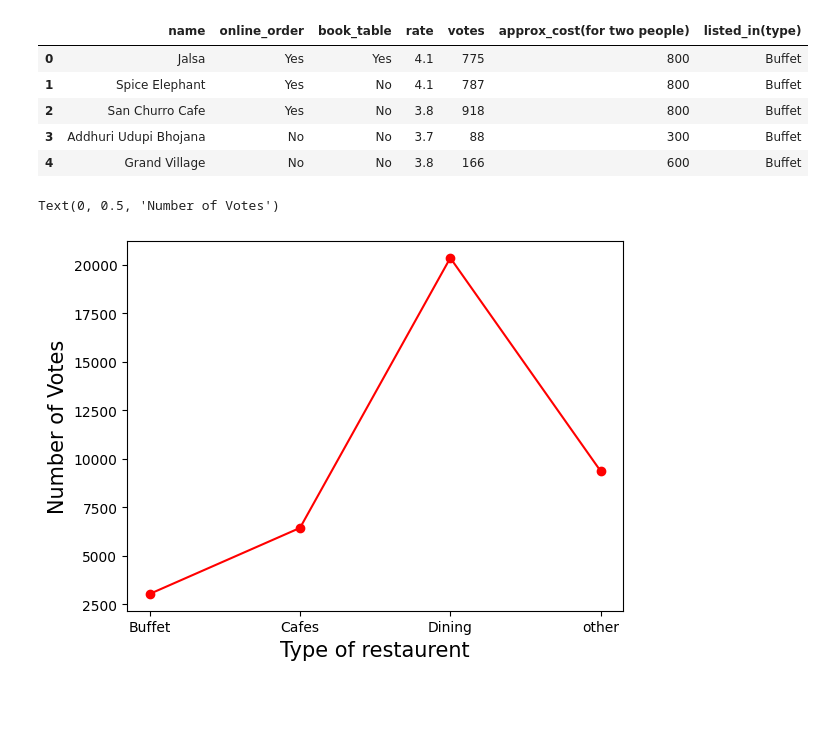
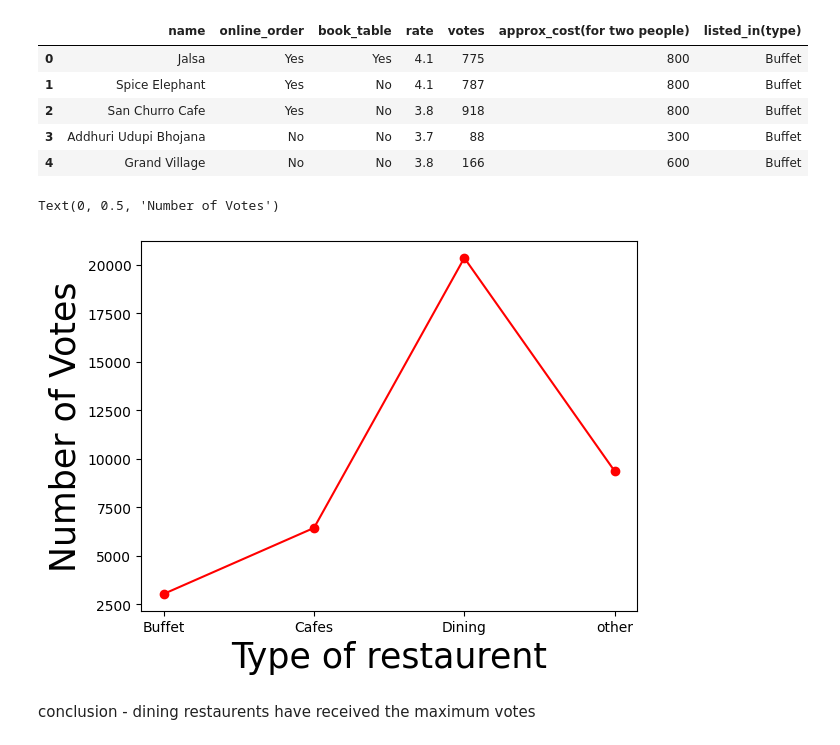
Before and after one commit to codewmanas/Zomato-Analysis, a Jupyter notebook: Zomato.ipynb, the cells around one changed output. Drawn from its saved outputs; the diff is of its cells as text; code cells hidden in the pictures; blank space fills up the shorter version.

```diff
--- a/Zomato.ipynb
+++ b/Zomato.ipynb
@@ -106,9 +106,11 @@ dataframe.head()
 # %%
 grouped_data = dataframe.groupby('listed_in(type)')['votes'].sum()
 result = pd.DataFrame({'votes': grouped_data})
 plt.plot(result, c="red", marker="o")
-plt.xlabel("Type of restaurent", c="marine", size=15)
-plt.ylabel("Number of Votes", c="marine", size=15)
+plt.xlabel("Type of restaurent", c="black", size=25)
+plt.ylabel("Number of Votes", c="black", size=25)
 # %% [output]
 Text(0, 0.5, 'Number of Votes')
-[figure, old version]
+[figure, new version]
+# %% [markdown]
+conclusion - dining restaurents have received the maximum votes
```
Also changed, not shown: parts of 10 cells of this notebook.
